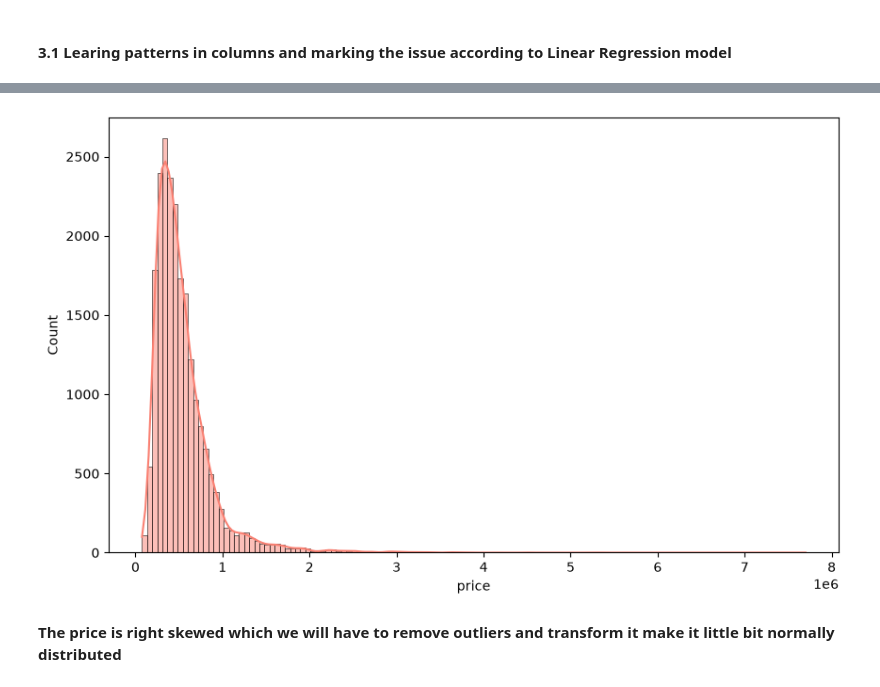
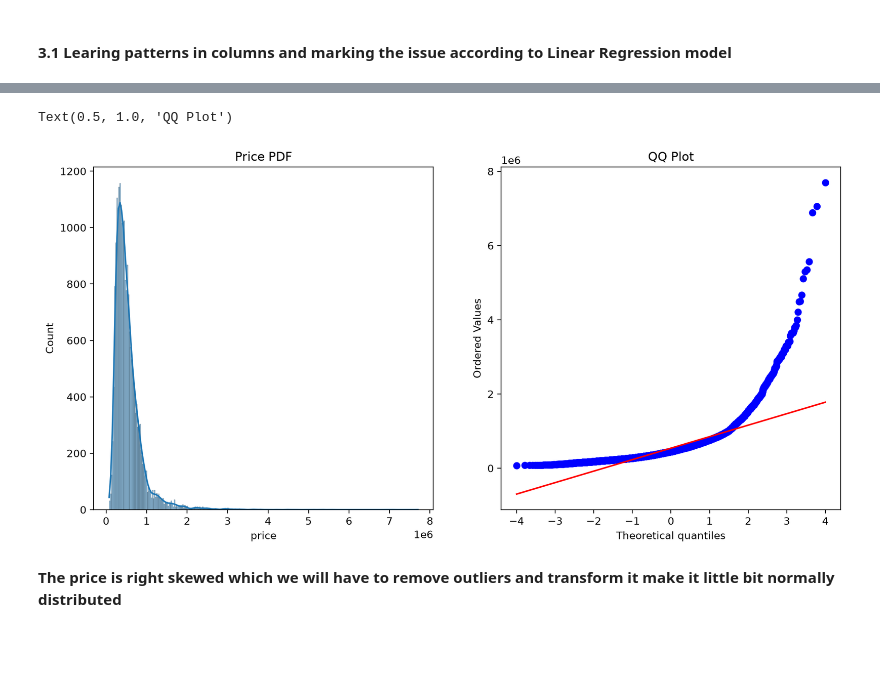
Before and after one commit to vivek-rawat-09/king-county-house-price-prediction, a Jupyter notebook: LR_house_sales-kc.ipynb, the cells around one changed output, grey strips where cells are left out. Saved outputs shown, nothing was run; the diff lists cells and outputs as text; code cells hidden in the pictures; blank space fills up the shorter version.

```diff
--- a/LR_house_sales-kc.ipynb
+++ b/LR_house_sales-kc.ipynb
@@ -138,12 +141,14 @@ Name: price, Length: 21613, dtype: bool
-# %%
-# Price
-fig, ax = plt.subplots(figsize = (10,6))
-sns.histplot(x = housing_data.price, color = 'salmon',
-             kde = True,
-             bins = 130
-            );
-# %% [output]
-[figure, removed]
+# %%
+# Making QQ plot
+fig, (ax0,ax1) = plt.subplots(figsize = (13,6), ncols= 2)
+sns.histplot(housing_data.price, kde = True , ax = ax0)
+ax0.set_title('Price PDF')
+
+stats.probplot(housing_data.price, dist = 'norm', plot = ax1)
+ax1.set_title('QQ Plot')
+# %% [output]
+Text(0.5, 1.0, 'QQ Plot')
+[figure, added]
 # %% [markdown]
 **The price is right skewed which we will have to remove outliers and transform it make it little bit normally distributed**
 # %%
```
Also changed, not shown: parts of 31 cells of this notebook, 3 other files.
